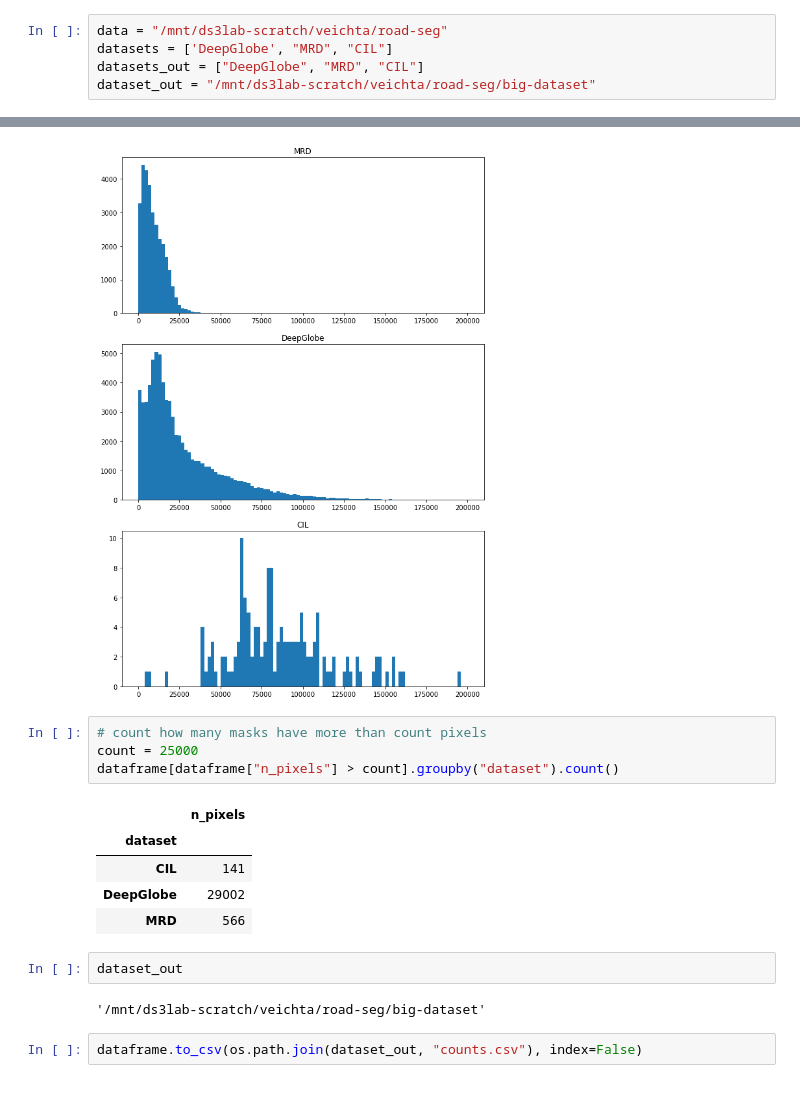
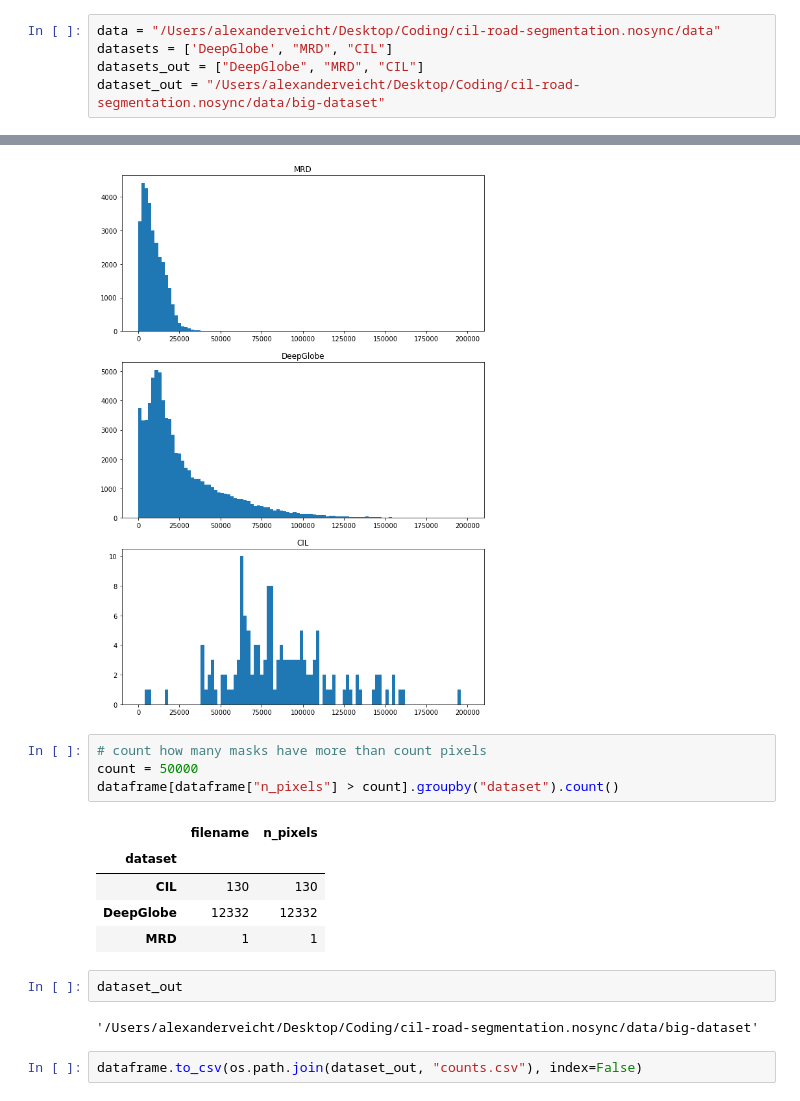
Before and after one commit to veichta/cil-road-segmentation, a Jupyter notebook: notebooks/prepare-datasets.ipynb, the cells around one changed output, grey strips where cells are left out. Saved outputs shown, nothing was run; the diff lists cells and outputs as text.

```diff
--- a/notebooks/prepare-datasets.ipynb
+++ b/notebooks/prepare-datasets.ipynb
@@ -12,10 +12,10 @@ import concurrent.futures
 # %%
 N_WORKERS = 6
 # %%
-data = "/mnt/ds3lab-scratch/veichta/road-seg"
+data = "/Users/alexanderveicht/Desktop/Coding/cil-road-segmentation.nosync/data"
 datasets = ['DeepGlobe', "MRD", "CIL"]
 datasets_out = ["DeepGlobe", "MRD", "CIL"]
-dataset_out = "/mnt/ds3lab-scratch/veichta/road-seg/big-dataset"
+dataset_out = "/Users/alexanderveicht/Desktop/Coding/cil-road-segmentation.nosync/data/big-dataset"
 # %%
 if not os.path.exists(dataset_out):
     print(f"Creating directory: {dataset_out}")
@@ -195,18 +195,18 @@ for i, dataset in enumerate(["MRD", "DeepGlobe", "CIL"]):
 [figure]
 # %%
 # count how many masks have more than count pixels
-count = 25000
+count = 50000
 dataframe[dataframe["n_pixels"] > count].groupby("dataset").count()
 # %% [output]
-|  | n_pixels |
-| dataset |  |
-| CIL | 141 |
-| DeepGlobe | 29002 |
-| MRD | 566 |
+|  | filename | n_pixels |
+| dataset |  |  |
+| CIL | 130 | 130 |
+| DeepGlobe | 12332 | 12332 |
+| MRD | 1 | 1 |
 # %%
 dataset_out
 # %% [output]
-'/mnt/ds3lab-scratch/veichta/road-seg/big-dataset'
+'/Users/alexanderveicht/Desktop/Coding/cil-road-segmentation.nosync/data/big-dataset'
 # %%
 dataframe.to_csv(os.path.join(dataset_out, "counts.csv"), index=False)
 # %%
```
Also changed, not shown: parts of 6 cells of this notebook, 6 other files.
